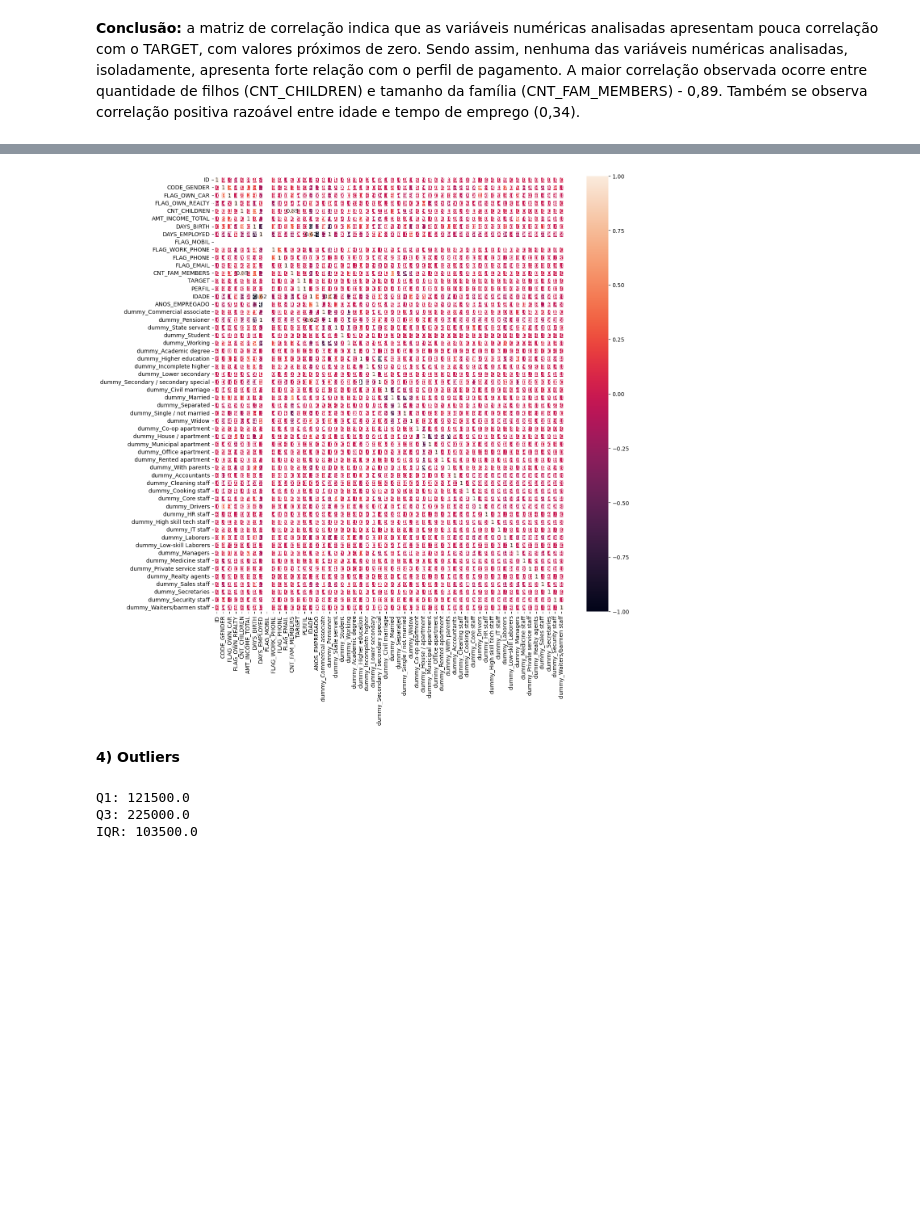
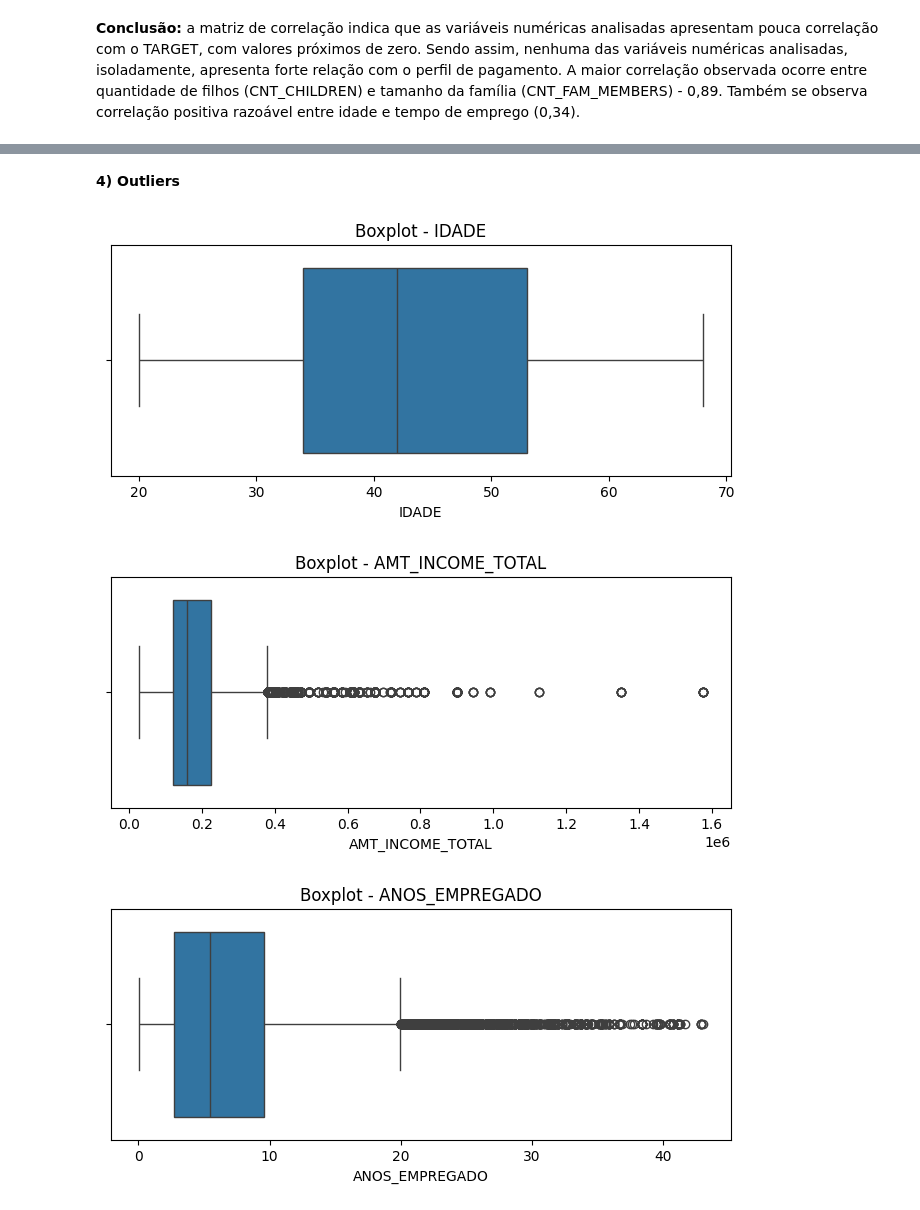
Before and after one commit to marciapaulasv-coder/TechChalenge, a Jupyter notebook: 01_eda.ipynb, the cells around one changed output, grey strips where cells are left out. Drawn from its saved outputs; the diff is of its cells as text; code cells hidden in the pictures; blank space fills up the shorter version.

```diff
--- a/01_eda.ipynb
+++ b/01_eda.ipynb
@@ -786,5 +753,0 @@ COLUNAS=['CODE_GENDER','FLAG_OWN_CAR','FLAG_OWN_REALTY', 'PERFIL']
-# %%
-label_encoder = LabelEncoder()
-
-for col in COLUNAS:
-    df[col] = label_encoder.fit_transform(df[col])
@@ -828,22 +754,14 @@ df_dummy.head(2)
-# %%
-correlation_matriz=df_dummy.corr().round(2)
-fig, ax = plt.subplots(figsize=(14,14))
-sns.heatmap(correlation_matriz, annot=True, linewidths=5, ax=ax)
-plt.show()
-# %% [output]
-[figure, removed]
 # %% [markdown]
 **4) Outliers**
-# %%
-Q1 = df['AMT_INCOME_TOTAL'].quantile(0.25)
-Q3 = df['AMT_INCOME_TOTAL'].quantile(0.75)
-
-IQR = Q3 - Q1
-
-print('Q1:', Q1)
-print('Q3:', Q3)
-print('IQR:', IQR)
-# %% [output]
-Q1: 121500.0
-Q3: 225000.0
-IQR: 103500.0
+# %%
+variaveis_outliers = ['IDADE','AMT_INCOME_TOTAL', 'ANOS_EMPREGADO', 'CNT_CHILDREN', 'CNT_FAM_MEMBERS']
+
+for coluna in variaveis_outliers:
+    plt.figure(figsize=(8, 3))
+    sns.boxplot(x=df[coluna])
+    plt.title(f'Boxplot - {coluna}')
+    plt.show()
+# %% [output]
+[figure, added]
+[figure, added]
+[figure, added]
```
Also changed, not shown: parts of 19 cells of this notebook.
